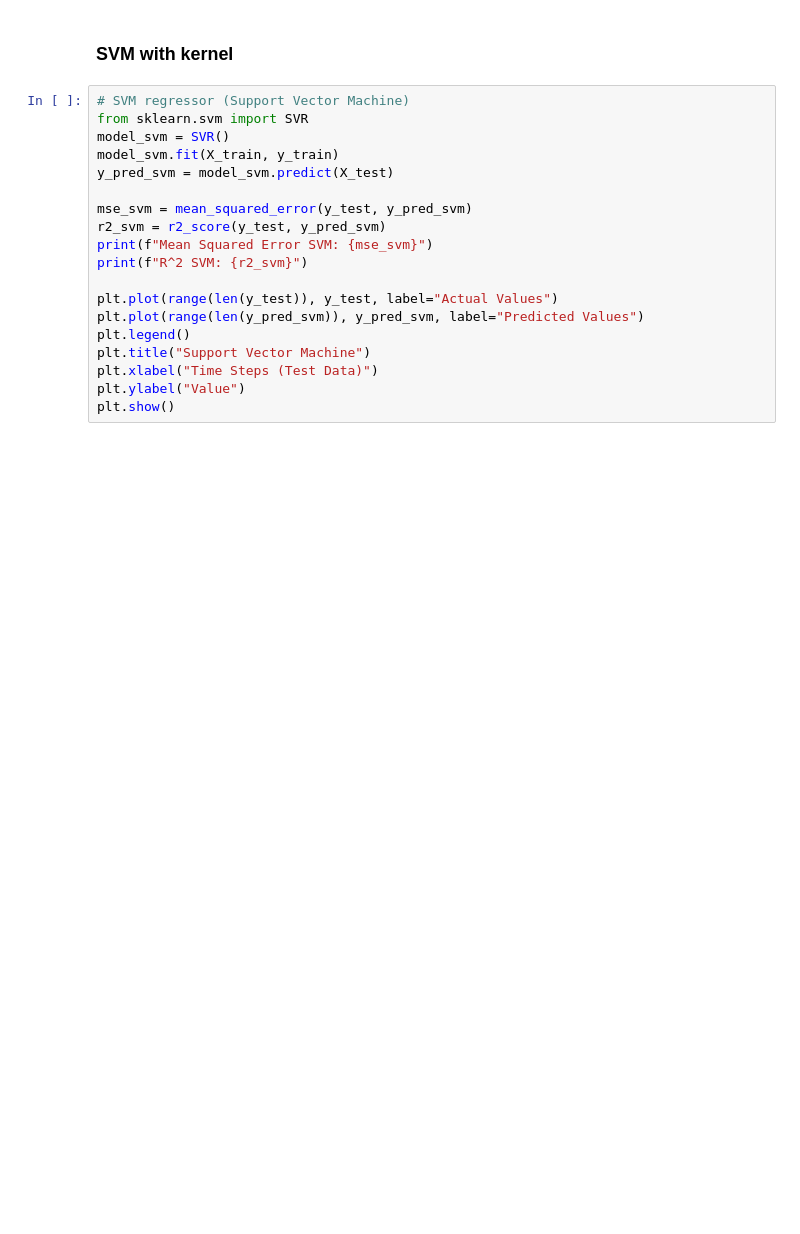
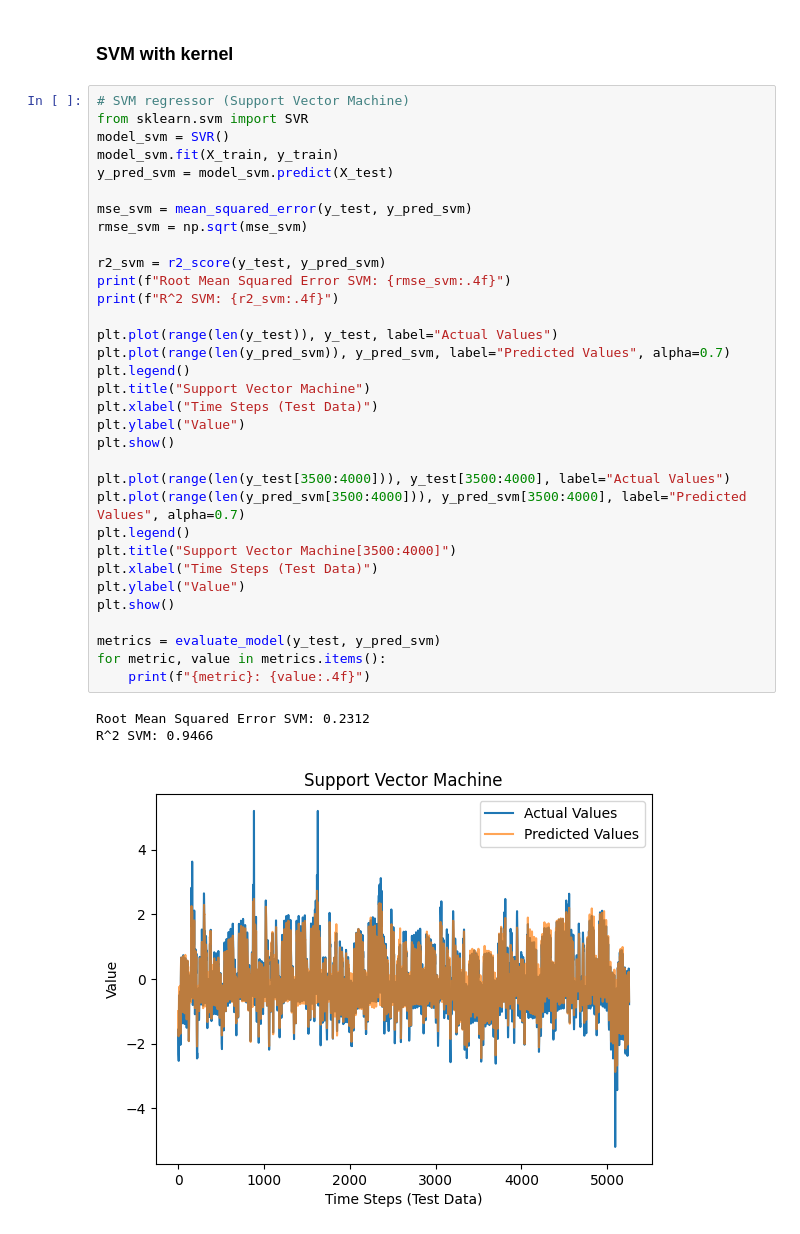
Before and after one commit to Emily-lm/IT3212, a Jupyter notebook: algorithms.ipynb, the cells around one changed output. Saved outputs shown, nothing was run; the diff lists cells and outputs as text; blank space fills up the shorter version.

```diff
--- a/algorithms.ipynb
+++ b/algorithms.ipynb
@@ -151,19 +284,37 @@ plt.show()
 # %%
 # SVM regressor (Support Vector Machine)
 from sklearn.svm import SVR
 model_svm = SVR()
 model_svm.fit(X_train, y_train)
 y_pred_svm = model_svm.predict(X_test)
 
 mse_svm = mean_squared_error(y_test, y_pred_svm)
+rmse_svm = np.sqrt(mse_svm)
+
 r2_svm = r2_score(y_test, y_pred_svm)
-print(f"Mean Squared Error SVM: {mse_svm}")
-print(f"R^2 SVM: {r2_svm}")
+print(f"Root Mean Squared Error SVM: {rmse_svm:.4f}")
+print(f"R^2 SVM: {r2_svm:.4f}")
 
 plt.plot(range(len(y_test)), y_test, label="Actual Values")
-plt.plot(range(len(y_pred_svm)), y_pred_svm, label="Predicted Values")
+plt.plot(range(len(y_pred_svm)), y_pred_svm, label="Predicted Values", alpha=0.7)
 plt.legend()
 plt.title("Support Vector Machine")
 plt.xlabel("Time Steps (Test Data)")
 plt.ylabel("Value")
 plt.show()
+
+plt.plot(range(len(y_test[3500:4000])), y_test[3500:4000], label="Actual Values")
+plt.plot(range(len(y_pred_svm[3500:4000])), y_pred_svm[3500:4000], label="Predicted Values", alpha=0.7)
+plt.legend()
+plt.title("Support Vector Machine[3500:4000]")
+plt.xlabel("Time Steps (Test Data)")
+plt.ylabel("Value")
+plt.show()
+
+metrics = evaluate_model(y_test, y_pred_svm)
+for metric, value in metrics.items():
+    print(f"{metric}: {value:.4f}")
+# %% [output]
+Root Mean Squared Error SVM: 0.2312
+R^2 SVM: 0.9466
+[figure, added]
```
Also changed, not shown: parts of 12 cells of this notebook.
